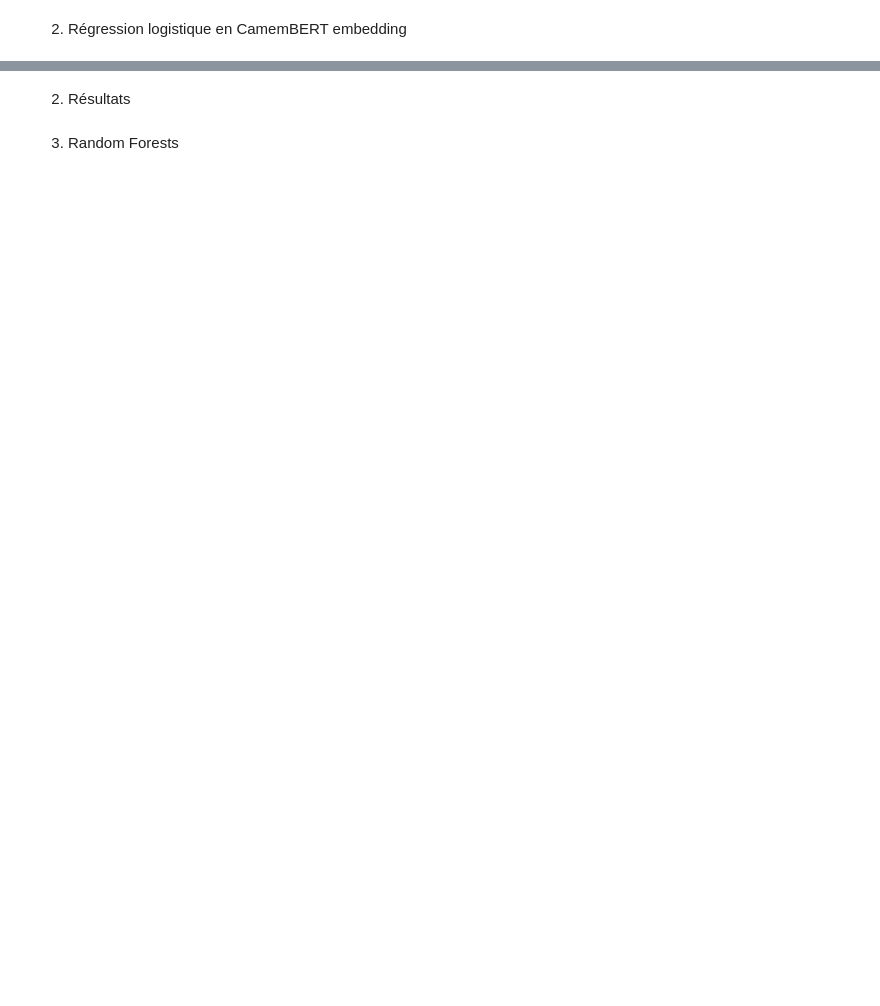
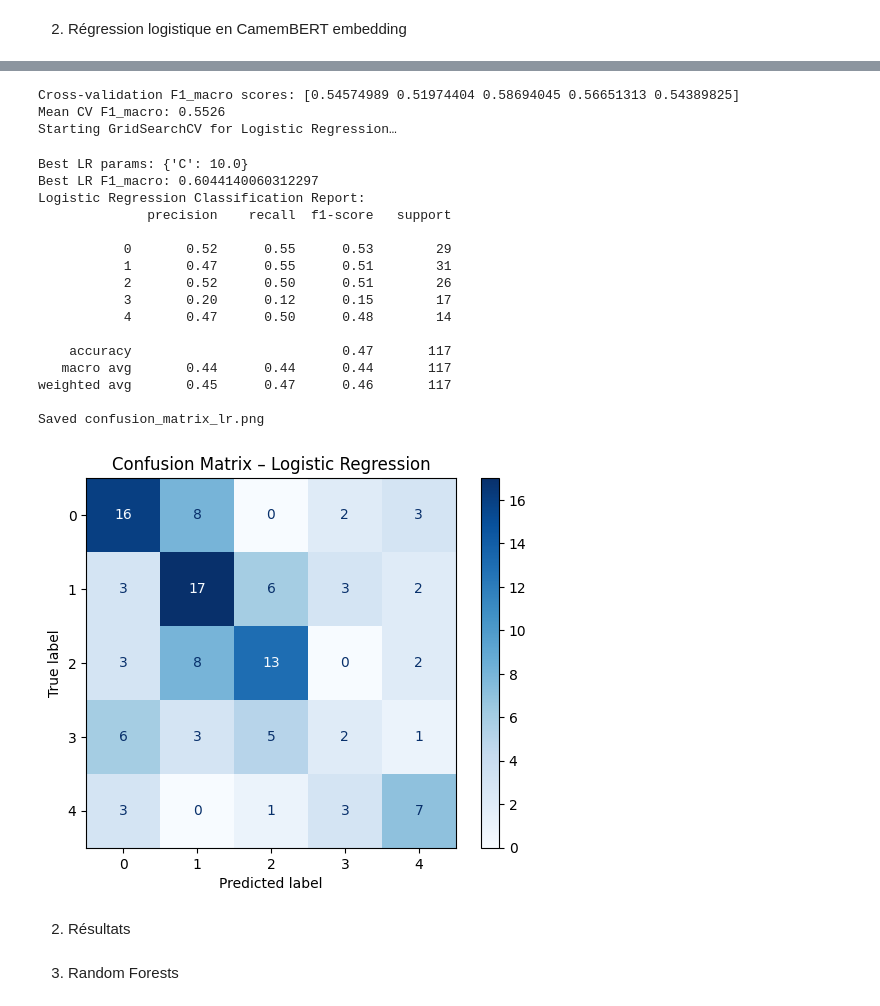
Before and after one commit to philipaslls/statapp, a Jupyter notebook: main.ipynb, the cells around one changed output, grey strips where cells are left out. Drawn from its saved outputs; the diff is of its cells as text; code cells hidden in the pictures; blank space fills up the shorter version.

```diff
--- a/main.ipynb
+++ b/main.ipynb
@@ -690,3 +673,77 @@ Validation croisée (5-fold) sur l'ensemble d'entraînement...
+# %%
+import matplotlib.pyplot as plt
+from sklearn.linear_model import LogisticRegression
+from sklearn.model_selection import GridSearchCV, StratifiedKFold, ParameterGrid, cross_val_score
+from sklearn.metrics import classification_report, confusion_matrix, ConfusionMatrixDisplay, make_scorer, f1_score
+from tqdm import tqdm
+
+# Custom GridSearchCV subclass to integrate tqdm using ParameterGrid
+class GridSearchCVProgress(GridSearchCV):
+    def _run_search(self, evaluate_candidates):
+        params_list = list(ParameterGrid(self.param_grid))
+        evaluate_candidates(tqdm(params_list, desc="GridSearchLR"))
+
+# Assumes X_train_res, y_train_res, X_test, y_test from Cell 1
+logistic = LogisticRegression(multi_class='multinomial', solver='lbfgs', max_iter=1000, random_state=42)
+param_grid_lr = {
+    'C': [0.01, 0.1, 1.0, 10.0]
+}
+
+cv = StratifiedKFold(n_splits=5, shuffle=True, random_state=42)
+f1_macro = make_scorer(f1_score, average='macro')
+
+# Perform cross-validation before grid search
+cv_scores = cross_val_score(logistic, X_train_res, y_train_res, cv=cv, scoring=f1_macro, n_jobs=-1)
+print(f"Cross-validation F1_macro scores: {cv_scores}")
+print(f"Mean CV F1_macro: {cv_scores.mean():.4f}")
+
+# Grid Search with progress bar
+gs_lr = GridSearchCVProgress(
+    estimator=logistic,
+    param_grid=param_grid_lr,
+    scoring=f1_macro,
+    cv=cv,
+    n_jobs=-1,
+    verbose=0
+)
+print("Starting GridSearchCV for Logistic Regression…")
+gs_lr.fit(X_train_res, y_train_res)
+print("Best LR params:", gs_lr.best_params_)
+print("Best LR F1_macro:", gs_lr.best_score_)
+
+# Evaluation and confusion matrix
+y_pred_lr = gs_lr.predict(X_test)
+print("Logistic Regression Classification Report:")
+print(classification_report(y_test, y_pred_lr))
+
+cm = confusion_matrix(y_test, y_pred_lr)
+disp = ConfusionMatrixDisplay(confusion_matrix=cm)
+plt.figure()
+disp.plot(ax=plt.gca(), cmap='Blues', values_format='d')
+plt.title('Confusion Matrix – Logistic Regression')
+plt.savefig('confusion_matrix_lr.png')
+print("Saved confusion_matrix_lr.png")
+# %% [output]
+Cross-validation F1_macro scores: [0.54574989 0.51974404 0.58694045 0.56651313 0.54389825]
+Mean CV F1_macro: 0.5526
+Starting GridSearchCV for Logistic Regression…
+Best LR params: {'C': 10.0}
+Best LR F1_macro: 0.6044140060312297
+Logistic Regression Classification Report:
+              precision    recall  f1-score   support
+
+           0       0.52      0.55      0.53        29
+           1       0.47      0.55      0.51        31
+           2       0.52      0.50      0.51        26
+           3       0.20      0.12      0.15        17
+           4       0.47      0.50      0.48        14
+
+    accuracy                           0.47       117
+   macro avg       0.44      0.44      0.44       117
+weighted avg       0.45      0.47      0.46       117
+
+Saved confusion_matrix_lr.png
+[figure, added]
 # %% [markdown]
 2) Résultats
 # %% [markdown]
```
Also changed, not shown: parts of 12 cells of this notebook.
